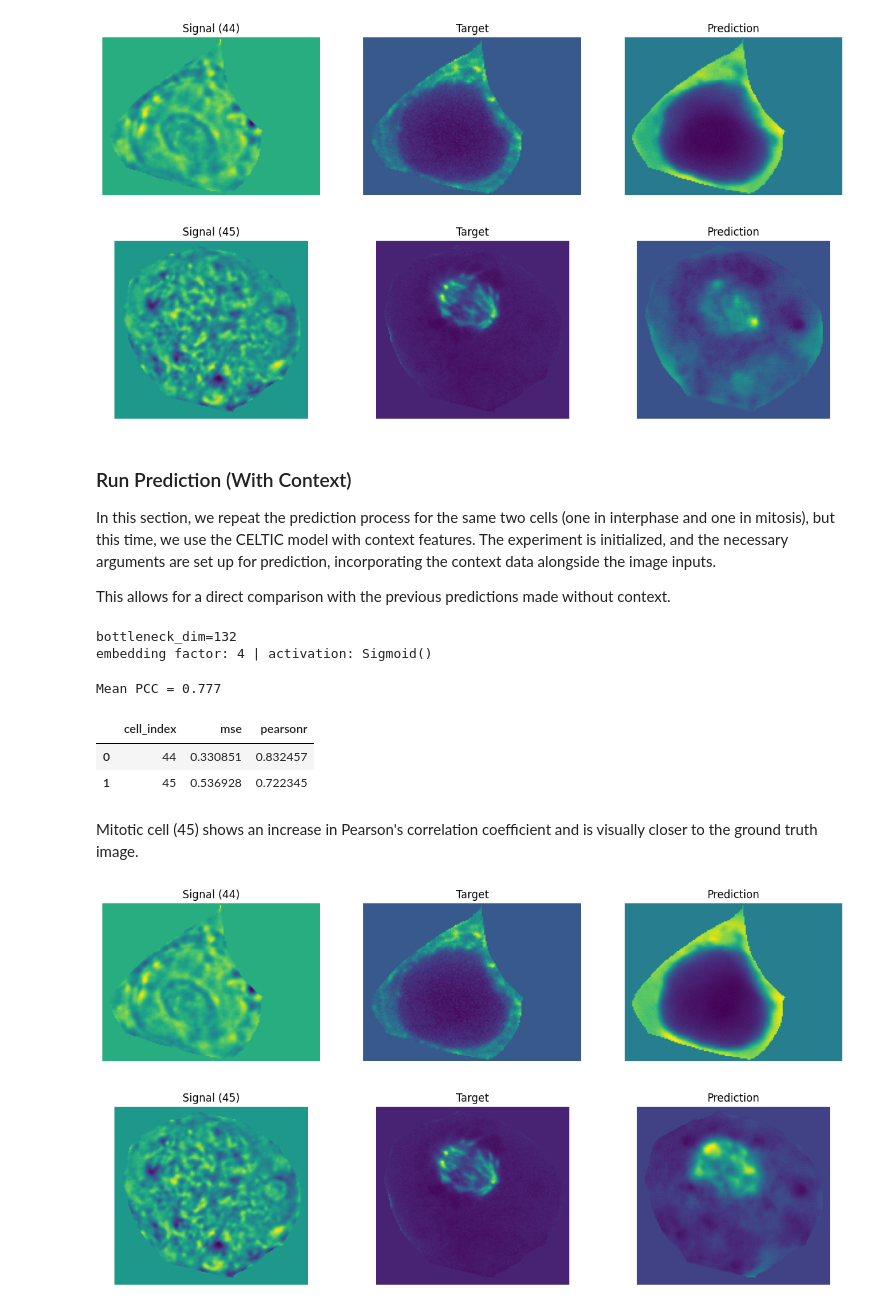
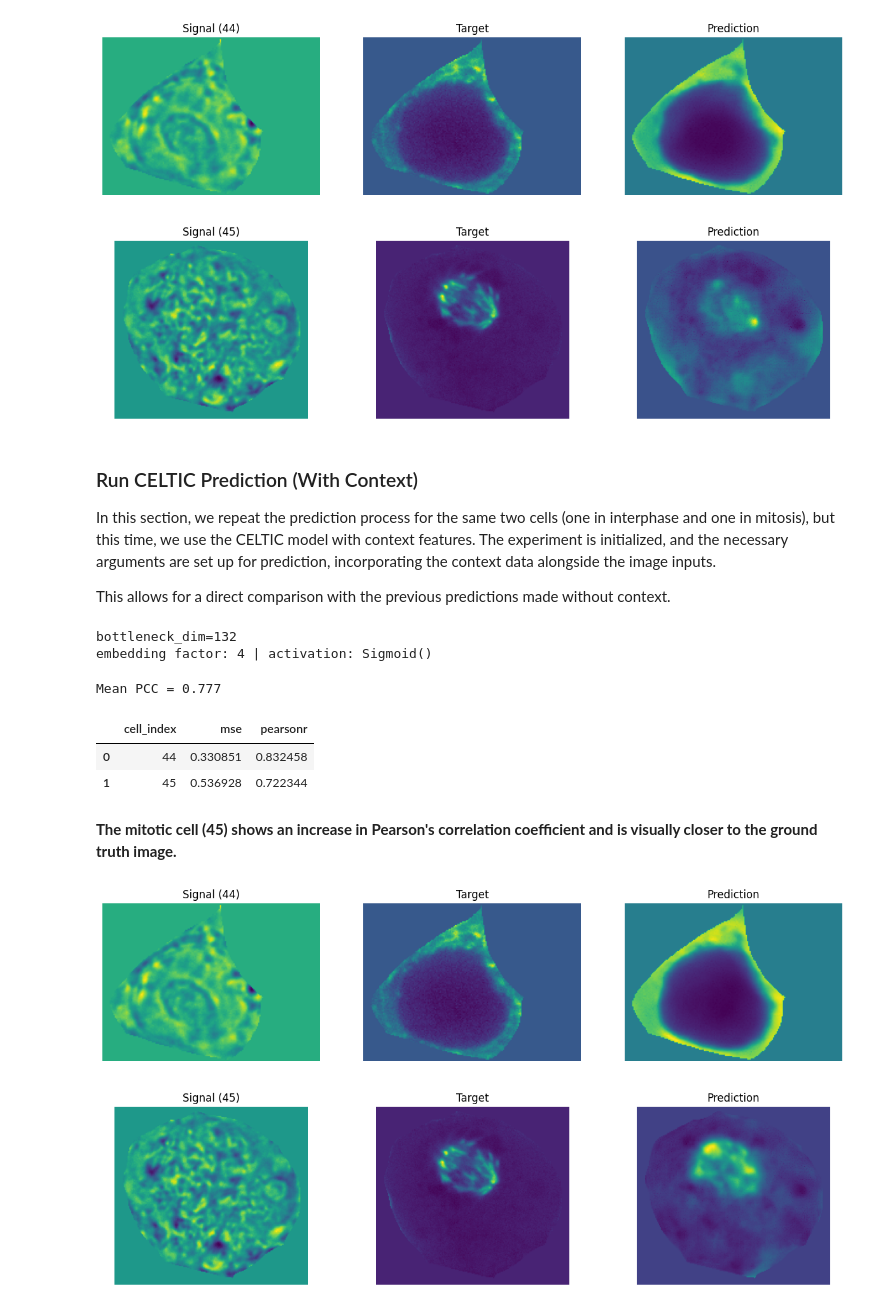
Before and after one commit to zaritskylab/CELTIC, a Jupyter notebook: examples/predict.ipynb, the cells around one changed output. Cells and saved outputs as stored; diff of their text form; code cells hidden in the pictures.

```diff
--- a/examples/predict.ipynb
+++ b/examples/predict.ipynb
@@ -92,7 +131,7 @@ plot_examples(path_save_dir)
 # %% [output]
 [figure]
 # %% [markdown]
-### Run Prediction (With Context)
+### Run CELTIC Prediction (With Context)
 
 In this section, we repeat the prediction process for the same two cells (one in interphase and one in mitosis), but this time, we use the CELTIC model with context features. The experiment is initialized, and the necessary arguments are set up for prediction, incorporating the context data alongside the image inputs.
 
@@ -123,16 +163,16 @@ predict.run_prediction(**args)
 bottleneck_dim=132
 embedding factor: 4 | activation: Sigmoid()
 # %%
-results = pd.read_csv(f'{path_save_dir}/evaluation.csv')
+results = pd.read_csv(f'{path_save_dir}/evaluation.csv').sort_values(by='cell_index')
 print(f'Mean PCC = {np.mean(results.pearsonr.values):.3f}')
 results
 # %% [output]
 Mean PCC = 0.777
 |  | cell_index | mse | pearsonr |
-| 0 | 44 | 0.330851 | 0.832457 |
-| 1 | 45 | 0.536928 | 0.722345 |
+| 0 | 44 | 0.330851 | 0.832458 |
+| 1 | 45 | 0.536928 | 0.722344 |
 # %% [markdown]
-Mitotic cell (45) shows an increase in Pearson's correlation coefficient and is visually closer to the ground truth image.
+**The mitotic cell (45) shows an increase in Pearson's correlation coefficient and is visually closer to the ground truth image.**
 # %%
 plot_examples(path_save_dir)
 # %% [output]
```
Also changed, not shown: parts of 17 cells of this notebook, 19 other files.
